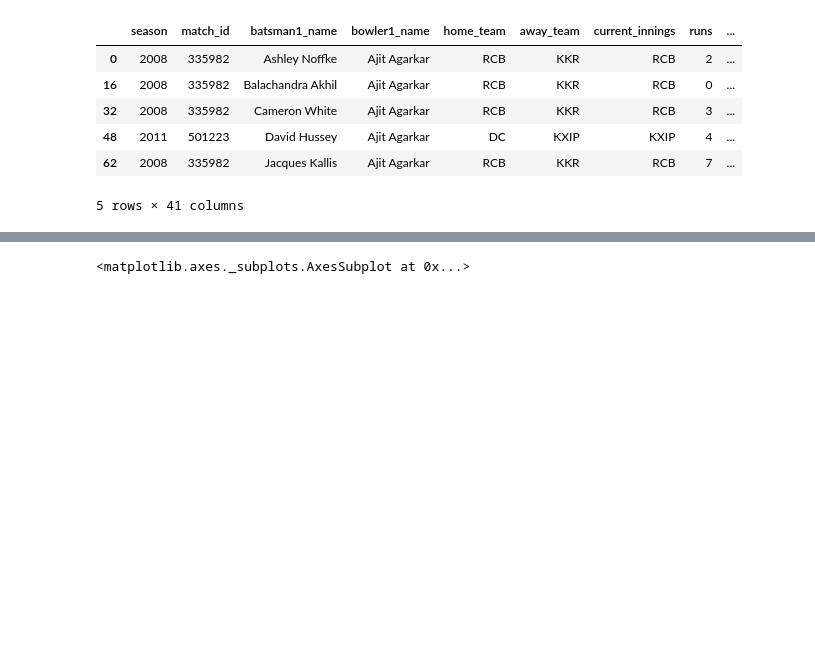
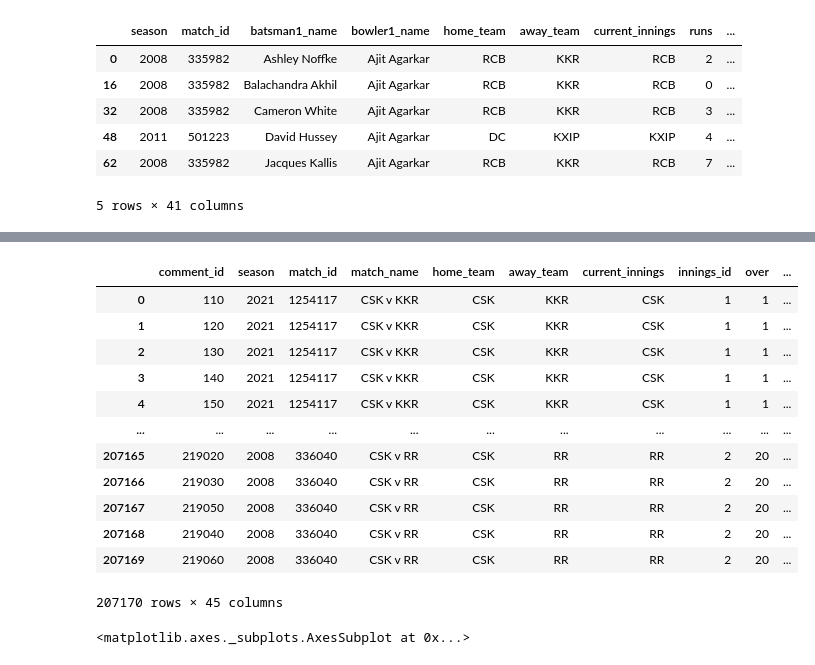
Before and after one commit to gprasad125/ipl_run_predictor, a Jupyter notebook: main/Notebooks/EDA.ipynb, the cells around one changed output, grey strips where cells are left out. Drawn from its saved outputs; the diff is of its cells as text; code cells hidden in the pictures; blank space fills up the shorter version.

```diff
--- a/main/Notebooks/EDA.ipynb
+++ b/main/Notebooks/EDA.ipynb
@@ -40,3 +48,19 @@ sns.heatmap(corr_matrix.loc[top_five, top_five], annot = True, cmap = "Blues", f
+# %%
+full
+# %% [output]
+|  | comment_id | season | match_id | match_name | home_team | away_team | current_innings | innings_id | over | ... |
+| 0 | 110 | 2021 | 1254117 | CSK v KKR | CSK | KKR | CSK | 1 | 1 | ... |
+| 1 | 120 | 2021 | 1254117 | CSK v KKR | CSK | KKR | CSK | 1 | 1 | ... |
+| 2 | 130 | 2021 | 1254117 | CSK v KKR | CSK | KKR | CSK | 1 | 1 | ... |
+| 3 | 140 | 2021 | 1254117 | CSK v KKR | CSK | KKR | CSK | 1 | 1 | ... |
+| 4 | 150 | 2021 | 1254117 | CSK v KKR | CSK | KKR | CSK | 1 | 1 | ... |
+| ... | ... | ... | ... | ... | ... | ... | ... | ... | ... | ... |
+| 207165 | 219020 | 2008 | 336040 | CSK v RR | CSK | RR | RR | 2 | 20 | ... |
+| 207166 | 219030 | 2008 | 336040 | CSK v RR | CSK | RR | RR | 2 | 20 | ... |
+| 207167 | 219050 | 2008 | 336040 | CSK v RR | CSK | RR | RR | 2 | 20 | ... |
+| 207168 | 219040 | 2008 | 336040 | CSK v RR | CSK | RR | RR | 2 | 20 | ... |
+| 207169 | 219060 | 2008 | 336040 | CSK v RR | CSK | RR | RR | 2 | 20 | ... |
+207170 rows × 45 columns
 # %%
 total_home_runs = df.groupby("home_team")["runs"].sum()
 total_away_runs = df.groupby("away_team")["runs"].sum()
```
Also changed, not shown: parts of 4 cells of this notebook, 5 other files.
